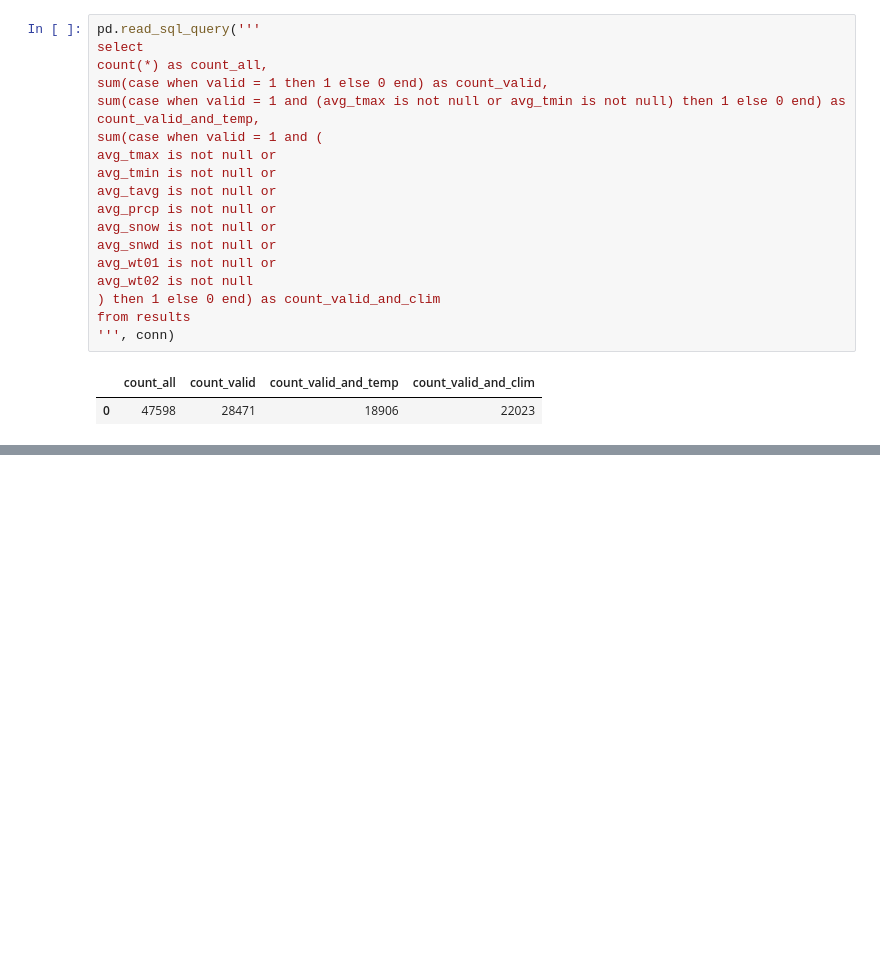
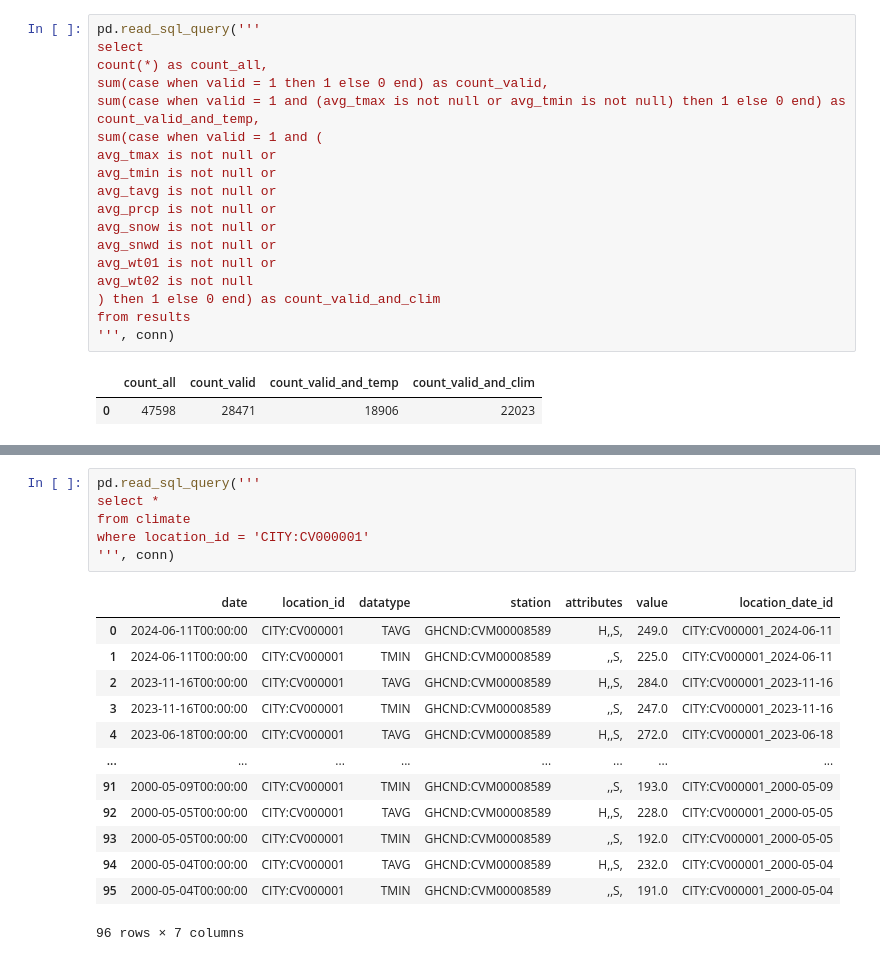
Before and after one commit to Mark-Rozenberg/Foobal-Climate, a Jupyter notebook: climate.ipynb, the cells around one changed output, grey strips where cells are left out. Cells and saved outputs as stored; diff of their text form; blank space fills up the shorter version.

Commit message:
new file:   Stat-Models.ipynb 	modified:   climate.ipynb 	modified:   footbal.ipynb

```diff
--- a/climate.ipynb
+++ b/climate.ipynb
@@ -432,0 +453,20 @@ pd.read_sql_query('''
+# %%
+pd.read_sql_query('''
+select *
+from climate
+where location_id = 'CITY:CV000001'
+''', conn)
+# %% [output]
+|  | date | location_id | datatype | station | attributes | value | location_date_id |
+| 0 | 2024-06-11T00:00:00 | CITY:CV000001 | TAVG | GHCND:CVM00008589 | H,,S, | 249.0 | CITY:CV000001_2024-06-11 |
+| 1 | 2024-06-11T00:00:00 | CITY:CV000001 | TMIN | GHCND:CVM00008589 | ,,S, | 225.0 | CITY:CV000001_2024-06-11 |
+| 2 | 2023-11-16T00:00:00 | CITY:CV000001 | TAVG | GHCND:CVM00008589 | H,,S, | 284.0 | CITY:CV000001_2023-11-16 |
+| 3 | 2023-11-16T00:00:00 | CITY:CV000001 | TMIN | GHCND:CVM00008589 | ,,S, | 247.0 | CITY:CV000001_2023-11-16 |
+| 4 | 2023-06-18T00:00:00 | CITY:CV000001 | TAVG | GHCND:CVM00008589 | H,,S, | 272.0 | CITY:CV000001_2023-06-18 |
+| ... | ... | ... | ... | ... | ... | ... | ... |
+| 91 | 2000-05-09T00:00:00 | CITY:CV000001 | TMIN | GHCND:CVM00008589 | ,,S, | 193.0 | CITY:CV000001_2000-05-09 |
+| 92 | 2000-05-05T00:00:00 | CITY:CV000001 | TAVG | GHCND:CVM00008589 | H,,S, | 228.0 | CITY:CV000001_2000-05-05 |
+| 93 | 2000-05-05T00:00:00 | CITY:CV000001 | TMIN | GHCND:CVM00008589 | ,,S, | 192.0 | CITY:CV000001_2000-05-05 |
+| 94 | 2000-05-04T00:00:00 | CITY:CV000001 | TAVG | GHCND:CVM00008589 | H,,S, | 232.0 | CITY:CV000001_2000-05-04 |
+| 95 | 2000-05-04T00:00:00 | CITY:CV000001 | TMIN | GHCND:CVM00008589 | ,,S, | 191.0 | CITY:CV000001_2000-05-04 |
+96 rows × 7 columns
```
Also changed, not shown: parts of 3 cells of this notebook, 2 other files.
